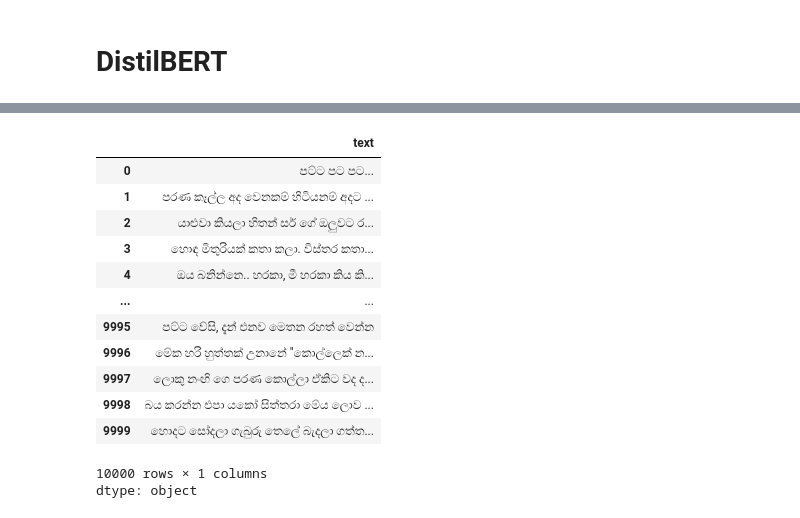
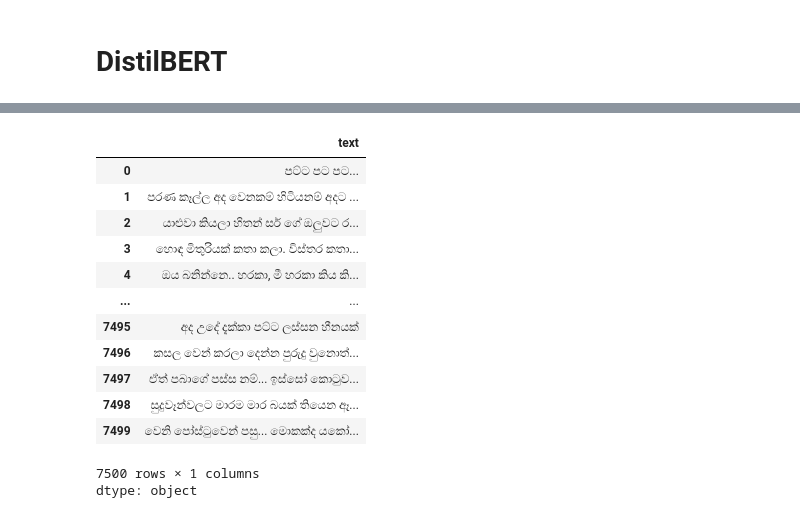
Before and after one commit to Nuwantha97/Sinhala_spell_and_grammer_checker, a Jupyter notebook: Context_Awareness_with_spell_check.ipynb, the cells around one changed output, grey strips where cells are left out. Saved outputs shown, nothing was run; the diff lists cells and outputs as text; code cells hidden in the pictures.

```diff
--- a/Context_Awareness_with_spell_check.ipynb
+++ b/Context_Awareness_with_spell_check.ipynb
@@ -797,13 +791,9 @@ def clean_sinhala_text(text):
     # Characters to keep
     sinhala_marks = {
         '.',   # Full stop
-        '।',   # Sinhala full stop
-        '෴',   # Sinhala punctuation kunddaliya
-        '॥',   # Double danda
         '?',   # Question mark
         '!',   # Exclamation mark
         ',',   # Comma
-        ';',   # Semicolon
         '"',   # Quotation marks
         '"',   # Sinhala quotation mark
         '"',   # Sinhala quotation mark
@@ -882,20 +870,23 @@ preProcessed_data = data['text'].apply(clean_sinhala_text)
-# %%
-preProcessed_data
-# %% [output]
-|  | text |
-| 0 | පට්ට පට පට... |
-| 1 | පරණ කෑල්ල අද වෙනකම් හිටියනම් අදට ... |
-| 2 | යාළුවා කියලා හිතන් සර් ගේ ඔලුවට ර... |
-| 3 | හොඳ මිතුරියක් කතා කලා. විස්තර කතා... |
-| 4 | ඔය බනින්නෙ.. හරකා, මී හරකා කිය කි... |
-| ... | ... |
-| 9995 | පට්ට වේසි, දැන් එනව මෙතන රහත් වෙන්න |
-| 9996 | මේක හරි හුත්තක් උනානේ "කොල්ලෙක් න... |
-| 9997 | ලොකු නංඟි ගෙ පරණ කොල්ලා ඒකිට වද ද... |
-| 9998 | බය කරන්න එපා යකෝ සිත්තරා මේය ලොව ... |
-| 9999 | හොදට සෝදලා ගැබුරු තෙලේ බැදලා ගත්ත... |
-10000 rows × 1 columns
-dtype: object
+# %%
+preProcessed_train = sold_train['text'].apply(clean_sinhala_text)
+preProcessed_test = sold_test['text'].apply(clean_sinhala_text)
+# %%
+preProcessed_train
+# %% [output]
+|  | text |
+| 0 | පට්ට පට පට... |
+| 1 | පරණ කෑල්ල අද වෙනකම් හිටියනම් අදට ... |
+| 2 | යාළුවා කියලා හිතන් සර් ගේ ඔලුවට ර... |
+| 3 | හොඳ මිතුරියක් කතා කලා. විස්තර කතා... |
+| 4 | ඔය බනින්නෙ.. හරකා, මී හරකා කිය කි... |
+| ... | ... |
+| 7495 | අද උදේ දැක්කා පට්ට ලස්සන හීනයක් |
+| 7496 | කසල වෙන් කරලා දෙන්න පුරුදු වුනොත්... |
+| 7497 | ඒත් පබාගේ පස්ස නම්... ඉස්සෝ කොටුව... |
+| 7498 | සුදුවෑන්වලට මාරම මාර බයක් තියෙන ඈ... |
+| 7499 | වෙනි පෝස්ටුවෙන් පසු... මොකක්ද යකෝ... |
+7500 rows × 1 columns
+dtype: object
 # %%
 # prompt: preProcessed_train and preProcessed_test save as csv files
 
```
Also changed, not shown: parts of 15 cells of this notebook.
